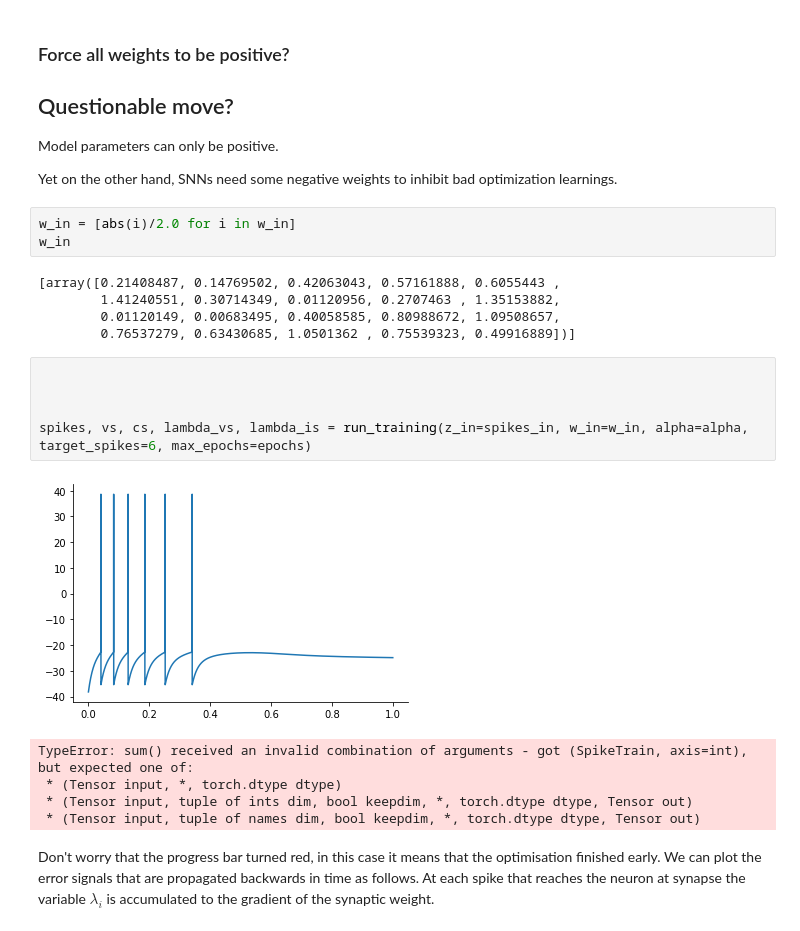
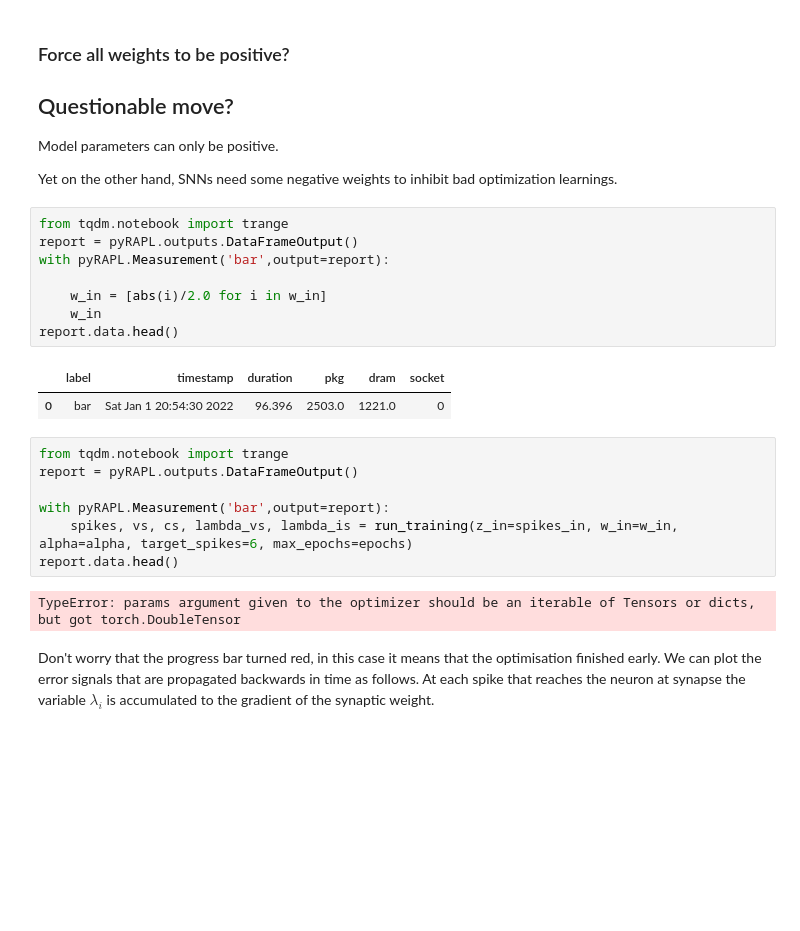
Before and after one commit to russelljjarvis/notebooks, a Jupyter notebook: single-neuron-experiments_RJ.ipynb, the cells around one changed output. Drawn from its saved outputs; the diff is of its cells as text; blank space fills up the shorter version.

```diff
--- a/single-neuron-experiments_RJ.ipynb
+++ b/single-neuron-experiments_RJ.ipynb
@@ -167,24 +191,25 @@ Model parameters can only be positive.
 
 Yet on the other hand, SNNs need some negative weights to inhibit bad optimization learnings.
 # %%
-w_in = [abs(i)/2.0 for i in w_in]
-w_in
+from tqdm.notebook import trange
+report = pyRAPL.outputs.DataFrameOutput()
+with pyRAPL.Measurement('bar',output=report):
+
+    w_in = [abs(i)/2.0 for i in w_in]
+    w_in
+report.data.head()
 # %% [output]
-[array([0.21408487, 0.14769502, 0.42063043, 0.57161888, 0.6055443 ,
-        1.41240551, 0.30714349, 0.01120956, 0.2707463 , 1.35153882,
-        0.01120149, 0.00683495, 0.40058585, 0.80988672, 1.09508657,
-        0.76537279, 0.63430685, 1.0501362 , 0.75539323, 0.49916889])]
+|  | label | timestamp | duration | pkg | dram | socket |
+| 0 | bar | Sat Jan 1 20:54:30 2022 | 96.396 | 2503.0 | 1221.0 | 0 |
 # %%
+from tqdm.notebook import trange
+report = pyRAPL.outputs.DataFrameOutput()
 
-
-
-spikes, vs, cs, lambda_vs, lambda_is = run_training(z_in=spikes_in, w_in=w_in, alpha=alpha, target_spikes=6, max_epochs=epochs)
+with pyRAPL.Measurement('bar',output=report):
+    spikes, vs, cs, lambda_vs, lambda_is = run_training(z_in=spikes_in, w_in=w_in, alpha=alpha, target_spikes=6, max_epochs=epochs)
+report.data.head()
 # %% [output]
-[figure, removed]
-TypeError: sum() received an invalid combination of arguments - got (SpikeTrain, axis=int), but expected one of:
- * (Tensor input, *, torch.dtype dtype)
- * (Tensor input, tuple of ints dim, bool keepdim, *, torch.dtype dtype, Tensor out)
- * (Tensor input, tuple of names dim, bool keepdim, *, torch.dtype dtype, Tensor out)
+TypeError: params argument given to the optimizer should be an iterable of Tensors or dicts, but got torch.DoubleTensor
 # %% [markdown]
 Don't worry that the progress bar turned red, in this case it means that the optimisation
 finished early. We can plot the error signals that are propagated backwards in time as follows. At each spike that reaches the neuron at synapse the variable $\lambda_i$ is accumulated to the gradient
```
Also changed, not shown: parts of 10 cells of this notebook, 2 other files.
